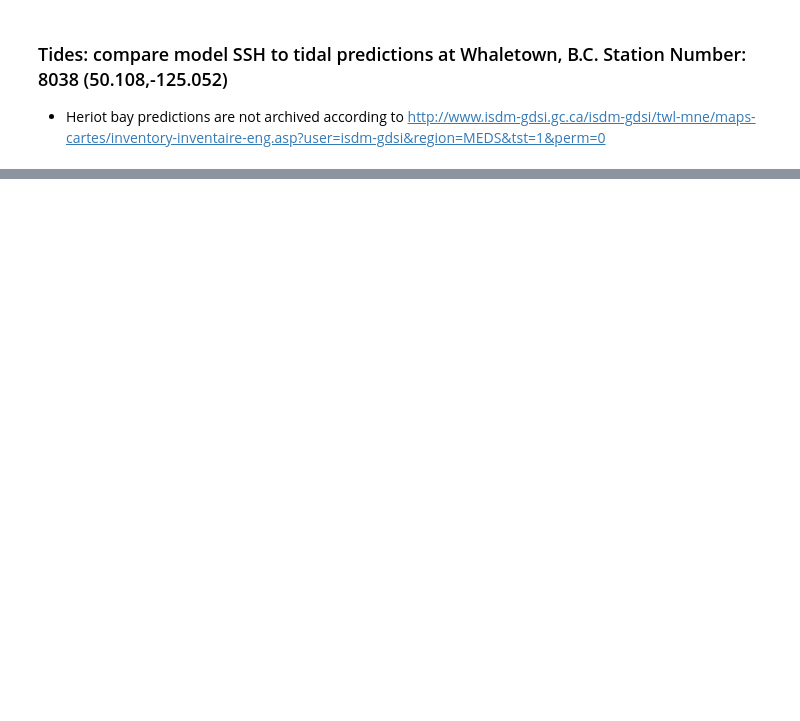
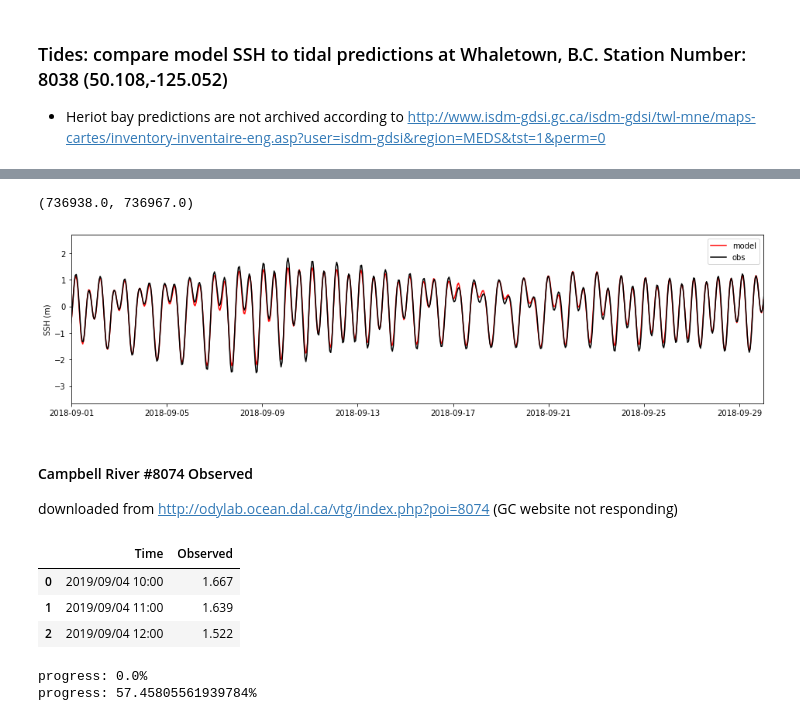
Before and after one commit to SalishSeaCast/analysis-elise-2, a Jupyter notebook: notebooks/IzettEval/HyacinthBayTS.ipynb, the cells around one changed output, grey strips where cells are left out. Saved outputs shown, nothing was run; the diff lists cells and outputs as text; code cells hidden in the pictures; blank space fills up the shorter version.

```diff
--- a/notebooks/IzettEval/HyacinthBayTS.ipynb
+++ b/notebooks/IzettEval/HyacinthBayTS.ipynb
@@ -162,0 +254,14 @@ dfssh['j']=jssh
+# %%
+fig,ax=plt.subplots(1,1,figsize=(16,4))
+ax.plot(dataSSH['dtUTC']+dt.timedelta(hours=.5),dataSSH['mod_sossheig']-np.mean(dataSSH['mod_sossheig']),'r-',label='model',ms=1)
+ax.plot(dataSSH['dtUTC'],dataSSH['SLEV(metres)']-np.mean(dataSSH['SLEV(metres)']),'k-',label='obs',ms=1)
+ax.legend()
+ax.set_ylabel('SSH (m)')
+ax.set_xlim((dt.datetime(2018,9,1),dt.datetime(2018,9,30)))
+# %% [output]
+(736938.0, 736967.0)
+[figure, added]
+# %% [markdown]
+#### Campbell River #8074 Observed
+downloaded from http://odylab.ocean.dal.ca/vtg/index.php?poi=8074
+(GC website not responding)
@@ -162,0 +271,7 @@ dfssh['j']=jssh
+# %%
+dfsshC.head(3)
+# %% [output]
+|  | Time | Observed |
+| 0 | 2019/09/04 10:00 | 1.667 |
+| 1 | 2019/09/04 11:00 | 1.639 |
+| 2 | 2019/09/04 12:00 | 1.522 |
@@ -162,0 +284,7 @@ dfssh['j']=jssh
+# %%
+dstartC=dt.datetime(2019,9,4)
+dendC=dt.datetime(2020,9,1)
+dataSSHC=et.matchData(dfsshC,filemap,fdict,dstartC,dendC,namfmt,PATH,flen,preIndexed=True,sdim=2)
+# %% [output]
+progress: 0.0%
+progress: 57.45805561939784%
```
Also changed, not shown: parts of 38 cells of this notebook, 3 other files.
